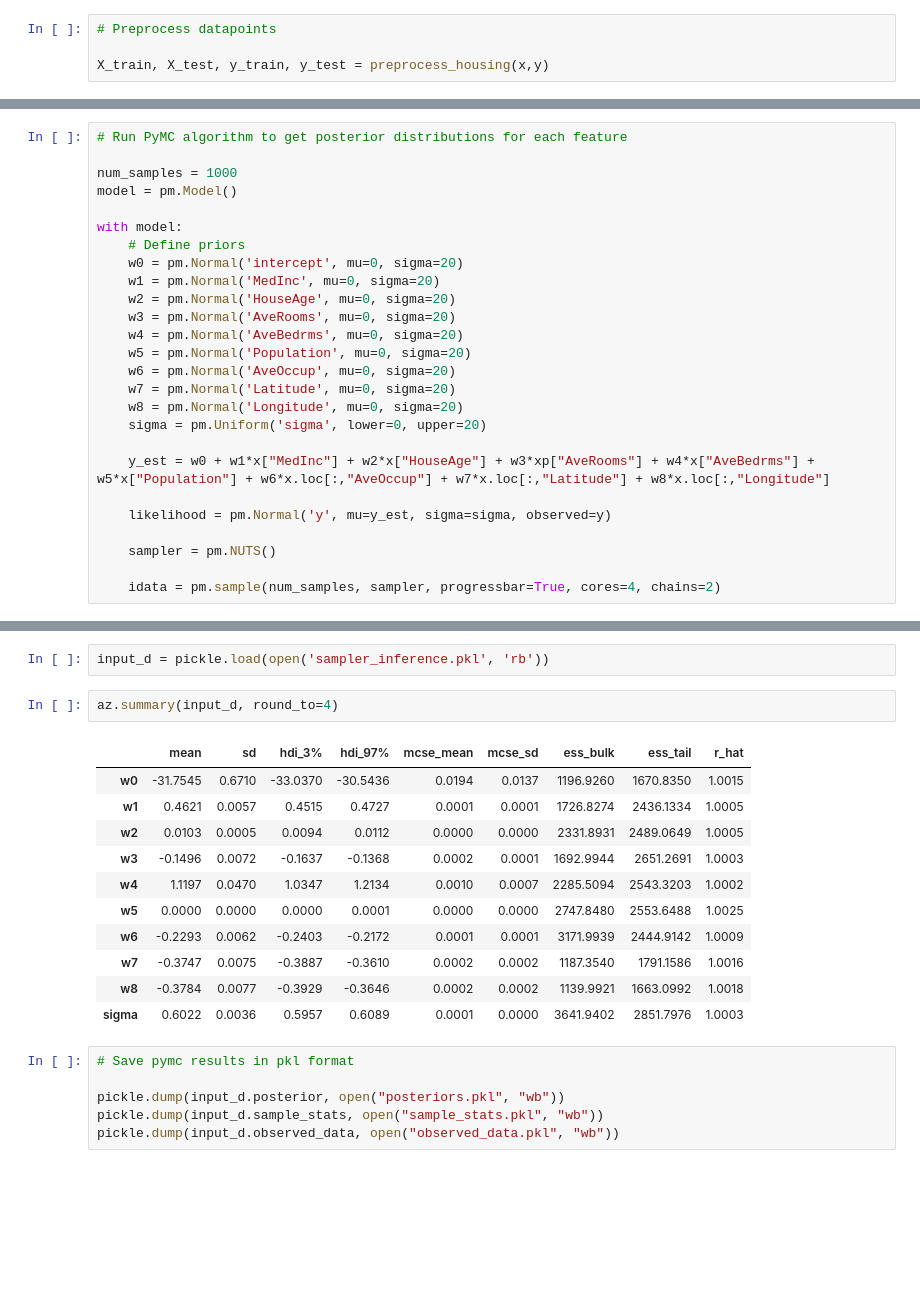
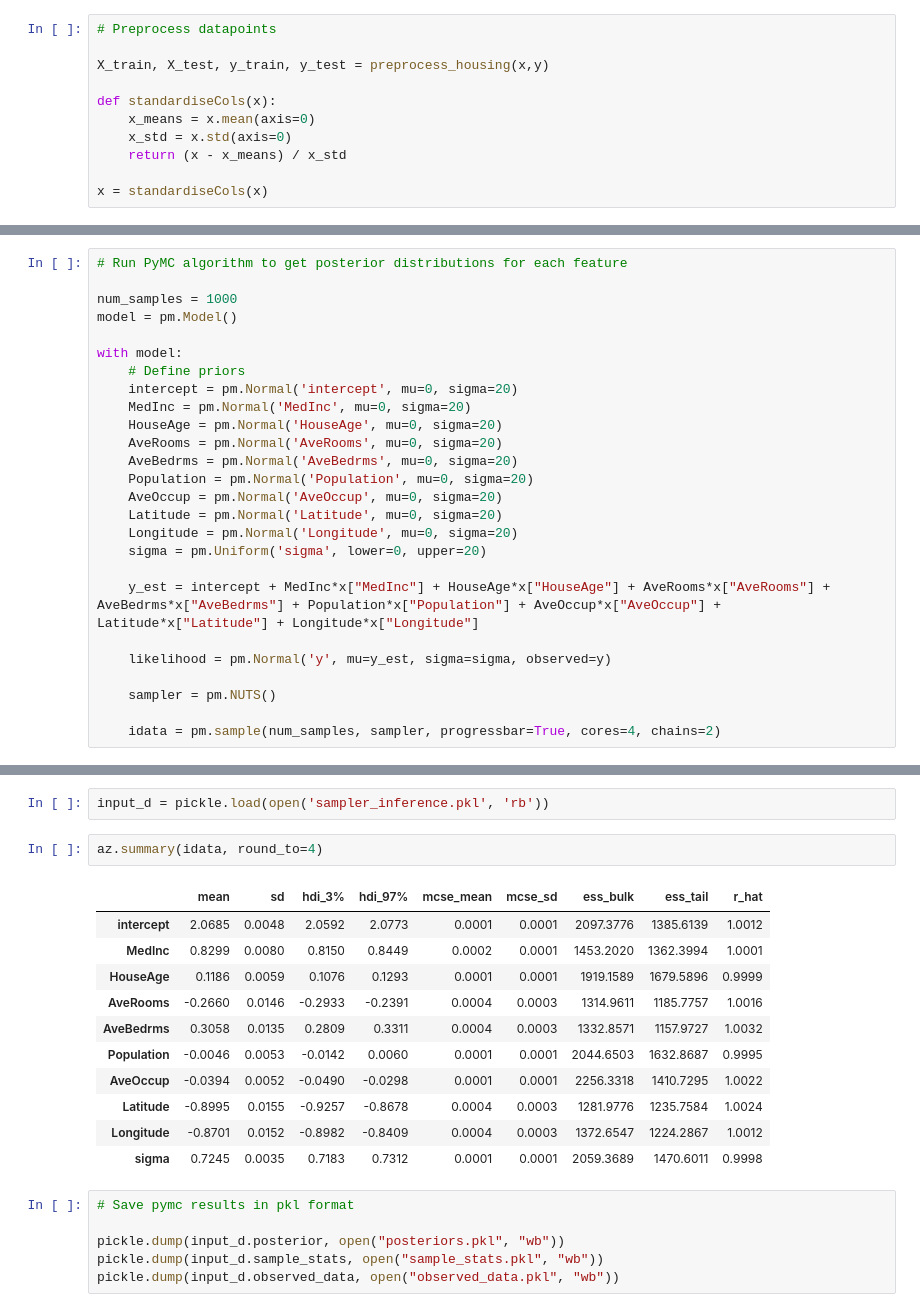
Before and after one commit to lucy-randewich/ML_coursework, a Jupyter notebook: 3-Bayesian-linear-regression.ipynb, the cells around one changed output, grey strips where cells are left out. Saved outputs shown, nothing was run; the diff lists cells and outputs as text; blank space fills up the shorter version.

```diff
--- a/3-Bayesian-linear-regression.ipynb
+++ b/3-Bayesian-linear-regression.ipynb
@@ -27,6 +42,13 @@ print(y.shape)
 # Preprocess datapoints
 
 X_train, X_test, y_train, y_test = preprocess_housing(x,y)
+
+def standardiseCols(x):
+    x_means = x.mean(axis=0)
+    x_std = x.std(axis=0)
+    return (x - x_means) / x_std
+
+x = standardiseCols(x)
 # %% [output]
 data has no null values
 Removed 846 outlier rows
@@ -69,18 +75,18 @@ model = pm.Model()
 
 with model:
     # Define priors
-    w0 = pm.Normal('intercept', mu=0, sigma=20)
-    w1 = pm.Normal('MedInc', mu=0, sigma=20)
-    w2 = pm.Normal('HouseAge', mu=0, sigma=20)
-    w3 = pm.Normal('AveRooms', mu=0, sigma=20)
-    w4 = pm.Normal('AveBedrms', mu=0, sigma=20)
-    w5 = pm.Normal('Population', mu=0, sigma=20)
-    w6 = pm.Normal('AveOccup', mu=0, sigma=20)
-    w7 = pm.Normal('Latitude', mu=0, sigma=20)
-    w8 = pm.Normal('Longitude', mu=0, sigma=20)
+    intercept = pm.Normal('intercept', mu=0, sigma=20)
+    MedInc = pm.Normal('MedInc', mu=0, sigma=20)
+    HouseAge = pm.Normal('HouseAge', mu=0, sigma=20)
+    AveRooms = pm.Normal('AveRooms', mu=0, sigma=20)
+    AveBedrms = pm.Normal('AveBedrms', mu=0, sigma=20)
+    Population = pm.Normal('Population', mu=0, sigma=20)
+    AveOccup = pm.Normal('AveOccup', mu=0, sigma=20)
+    Latitude = pm.Normal('Latitude', mu=0, sigma=20)
+    Longitude = pm.Normal('Longitude', mu=0, sigma=20)
     sigma = pm.Uniform('sigma', lower=0, upper=20)
 
-    y_est = w0 + w1*x["MedInc"] + w2*x["HouseAge"] + w3*xp["AveRooms"] + w4*x["AveBedrms"] + w5*x["Population"] + w6*x.loc[:,"AveOccup"] + w7*x.loc[:,"Latitude"] + w8*x.loc[:,"Longitude"]
+    y_est = intercept + MedInc*x["MedInc"] + HouseAge*x["HouseAge"] + AveRooms*x["AveRooms"] + AveBedrms*x["AveBedrms"] + Population*x["Population"] + AveOccup*x["AveOccup"] + Latitude*x["Latitude"] + Longitude*x["Longitude"]
 
     likelihood = pm.Normal('y', mu=y_est, sigma=sigma, observed=y)
 
@@ -94,19 +101,19 @@ NUTS: [sigma, w8, w7, w6, w5, w4, w3, w2, w1, w0]
 # %%
 input_d = pickle.load(open('sampler_inference.pkl', 'rb'))
 # %%
-az.summary(input_d, round_to=4)
+az.summary(idata, round_to=4)
 # %% [output]
 |  | mean | sd | hdi_3% | hdi_97% | mcse_mean | mcse_sd | ess_bulk | ess_tail | r_hat |
-| w0 | -31.7545 | 0.6710 | -33.0370 | -30.5436 | 0.0194 | 0.0137 | 1196.9260 | 1670.8350 | 1.0015 |
-| w1 | 0.4621 | 0.0057 | 0.4515 | 0.4727 | 0.0001 | 0.0001 | 1726.8274 | 2436.1334 | 1.0005 |
-| w2 | 0.0103 | 0.0005 | 0.0094 | 0.0112 | 0.0000 | 0.0000 | 2331.8931 | 2489.0649 | 1.0005 |
-| w3 | -0.1496 | 0.0072 | -0.1637 | -0.1368 | 0.0002 | 0.0001 | 1692.9944 | 2651.2691 | 1.0003 |
-| w4 | 1.1197 | 0.0470 | 1.0347 | 1.2134 | 0.0010 | 0.0007 | 2285.5094 | 2543.3203 | 1.0002 |
-| w5 | 0.0000 | 0.0000 | 0.0000 | 0.0001 | 0.0000 | 0.0000 | 2747.8480 | 2553.6488 | 1.0025 |
-| w6 | -0.2293 | 0.0062 | -0.2403 | -0.2172 | 0.0001 | 0.0001 | 3171.9939 | 2444.9142 | 1.0009 |
-| w7 | -0.3747 | 0.0075 | -0.3887 | -0.3610 | 0.0002 | 0.0002 | 1187.3540 | 1791.1586 | 1.0016 |
-| w8 | -0.3784 | 0.0077 | -0.3929 | -0.3646 | 0.0002 | 0.0002 | 1139.9921 | 1663.0992 | 1.0018 |
-| sigma | 0.6022 | 0.0036 | 0.5957 | 0.6089 | 0.0001 | 0.0000 | 3641.9402 | 2851.7976 | 1.0003 |
+| intercept | 2.0685 | 0.0048 | 2.0592 | 2.0773 | 0.0001 | 0.0001 | 2097.3776 | 1385.6139 | 1.0012 |
+| MedInc | 0.8299 | 0.0080 | 0.8150 | 0.8449 | 0.0002 | 0.0001 | 1453.2020 | 1362.3994 | 1.0001 |
+| HouseAge | 0.1186 | 0.0059 | 0.1076 | 0.1293 | 0.0001 | 0.0001 | 1919.1589 | 1679.5896 | 0.9999 |
+| AveRooms | -0.2660 | 0.0146 | -0.2933 | -0.2391 | 0.0004 | 0.0003 | 1314.9611 | 1185.7757 | 1.0016 |
+| AveBedrms | 0.3058 | 0.0135 | 0.2809 | 0.3311 | 0.0004 | 0.0003 | 1332.8571 | 1157.9727 | 1.0032 |
+| Population | -0.0046 | 0.0053 | -0.0142 | 0.0060 | 0.0001 | 0.0001 | 2044.6503 | 1632.8687 | 0.9995 |
+| AveOccup | -0.0394 | 0.0052 | -0.0490 | -0.0298 | 0.0001 | 0.0001 | 2256.3318 | 1410.7295 | 1.0022 |
+| Latitude | -0.8995 | 0.0155 | -0.9257 | -0.8678 | 0.0004 | 0.0003 | 1281.9776 | 1235.7584 | 1.0024 |
+| Longitude | -0.8701 | 0.0152 | -0.8982 | -0.8409 | 0.0004 | 0.0003 | 1372.6547 | 1224.2867 | 1.0012 |
+| sigma | 0.7245 | 0.0035 | 0.7183 | 0.7312 | 0.0001 | 0.0001 | 2059.3689 | 1470.6011 | 0.9998 |
 # %%
 # Save pymc results in pkl format
 
```
Also changed, not shown: parts of 7 cells of this notebook, 3 other files.
